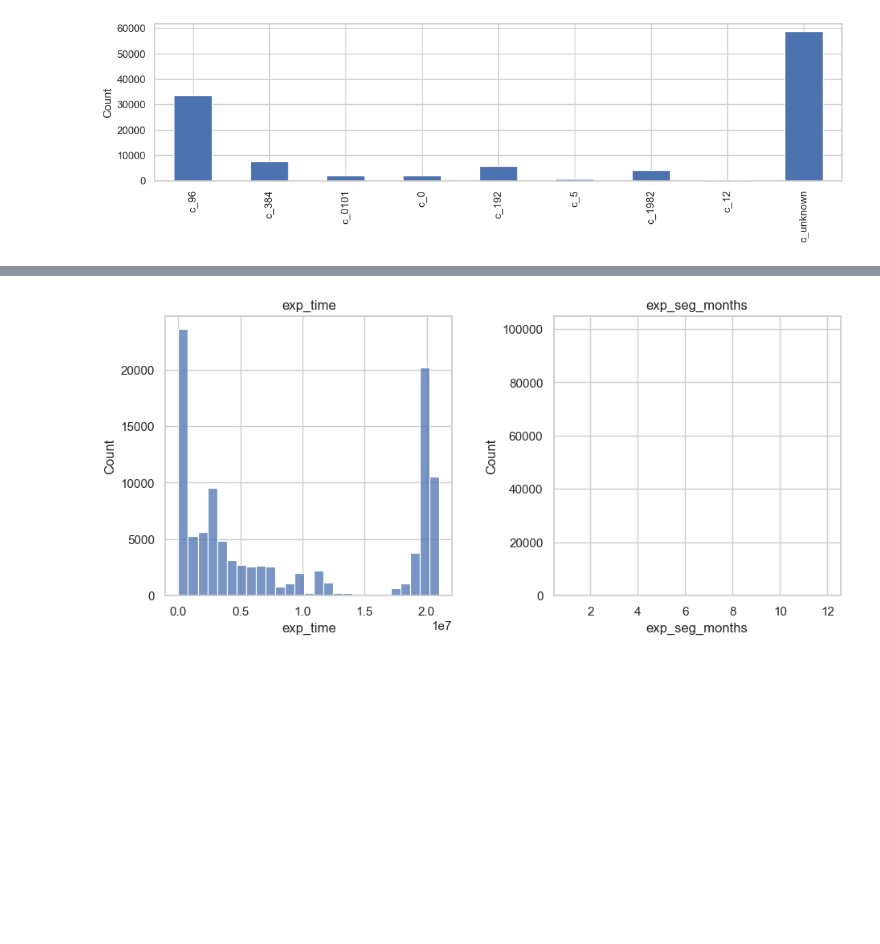
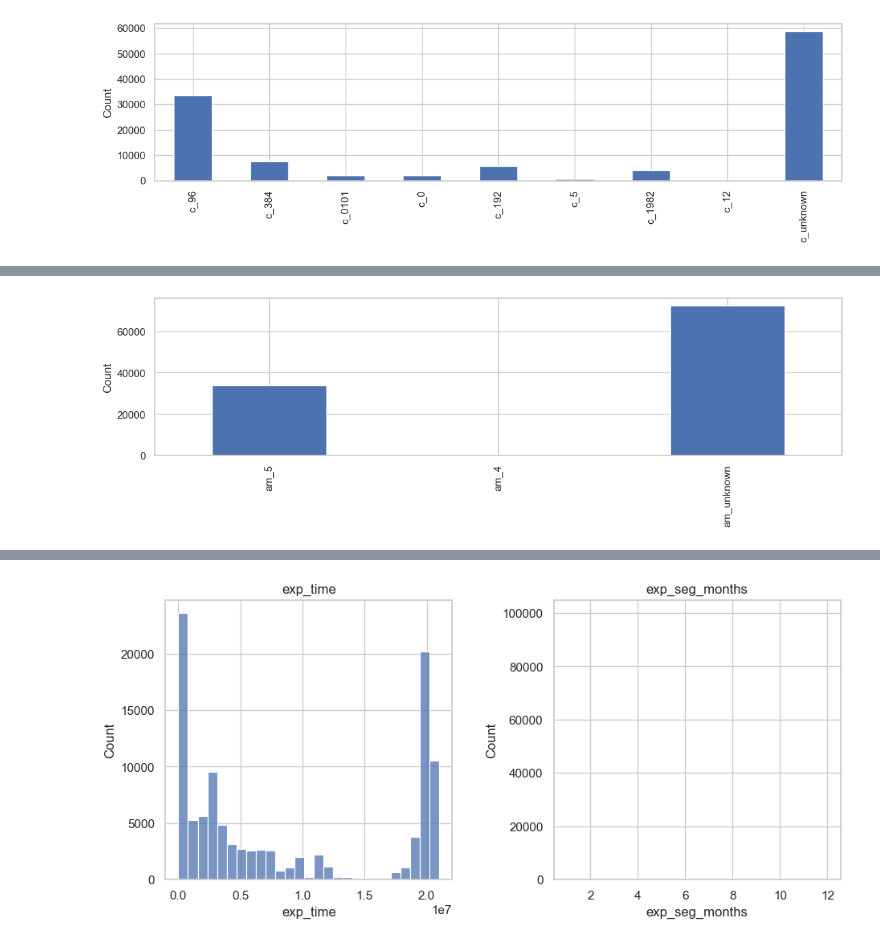
Before and after one commit to NOAA-GFDL/epmt, a Jupyter notebook: notebooks/EPMTDataCleanup_Next11b.ipynb, the cells around one changed output, grey strips where cells are left out. Cells and saved outputs as stored; diff of their text form; code cells hidden in the pictures; blank space fills up the shorter version.

```diff
--- a/notebooks/EPMTDataCleanup_Next11b.ipynb
+++ b/notebooks/EPMTDataCleanup_Next11b.ipynb
@@ -210,3 +252,7 @@ plot_one_category(df, "c")
+# %%
+plot_one_category(df, "am")
+# %% [output]
+[figure, added]
 # %%
 df = df.drop(columns=['SLURM_JOB_ACCOUNT', 'exp_name', 'exp_platform'])
 # %%
```
Also changed, not shown: parts of 17 cells of this notebook.
